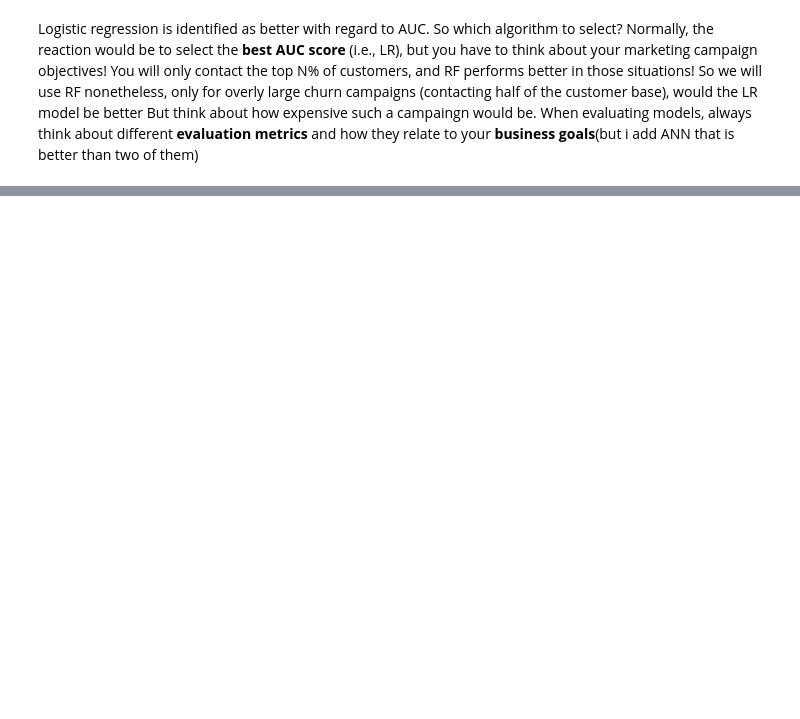
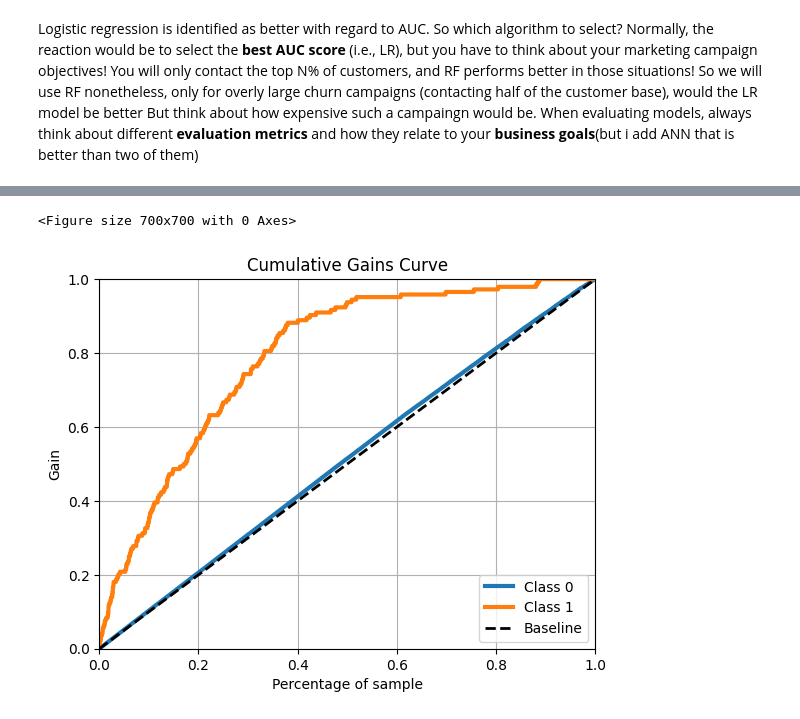
Before and after one commit to melikaabedikoupaei/churn_prediction, a Jupyter notebook: Churn_Case.ipynb, the cells around one changed output, grey strips where cells are left out. Drawn from its saved outputs; the diff is of its cells as text; code cells hidden in the pictures; blank space fills up the shorter version.

```diff
--- a/Churn_Case.ipynb
+++ b/Churn_Case.ipynb
@@ -1420,0 +1308,9 @@ shap.force_plot(explainer.expected_value[1], shap_values_spec[1], chosen_instanc
+# %%
+label_pred= evaluation_frame_ann[['probabilty', 'actual_outcome']]
+
+# sort DataFrame by predicted probability
+label_pred = label_pred.sort_values(by="probabilty", ascending=False)
+label_pred.columns=["prediction","TARGET"]
+
+# check
+label_pred.head(5)
@@ -1420,0 +1439,18 @@ shap.force_plot(explainer.expected_value[1], shap_values_spec[1], chosen_instanc
+# %%
+import numpy as np
+import scikitplot as skplt
+import matplotlib.pyplot as plt
+
+# Assuming label_pred["prediction"] contains probabilities of the positive class
+positive_probs = label_pred["prediction"]
+
+# Create a 2D array: first column for class 0 (negative), second for class 1 (positive)
+y_probas = np.vstack([1 - positive_probs, positive_probs]).T
+
+# Now plot the cumulative gain chart
+plt.figure(figsize=(7, 7))
+skplt.metrics.plot_cumulative_gain(label_pred["TARGET"], y_probas)
+plt.show()
+# %% [output]
+<Figure size 700x700 with 0 Axes>
+[figure, added]
```
Also changed, not shown: parts of 38 cells of this notebook.
